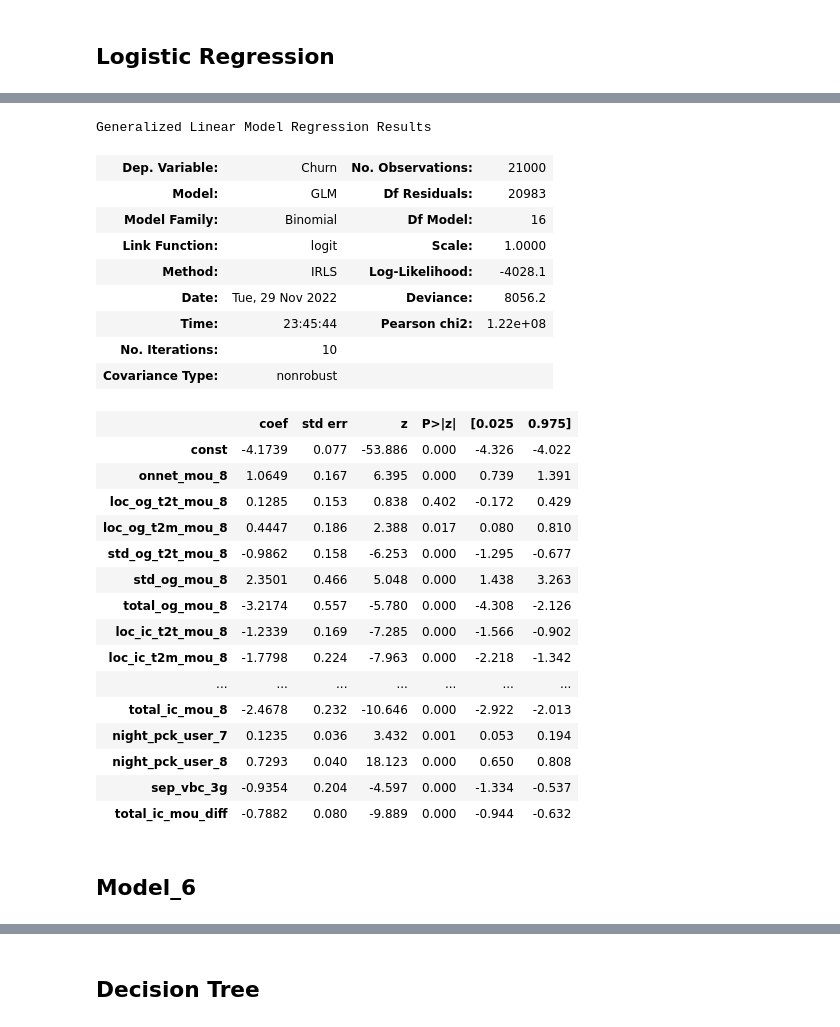
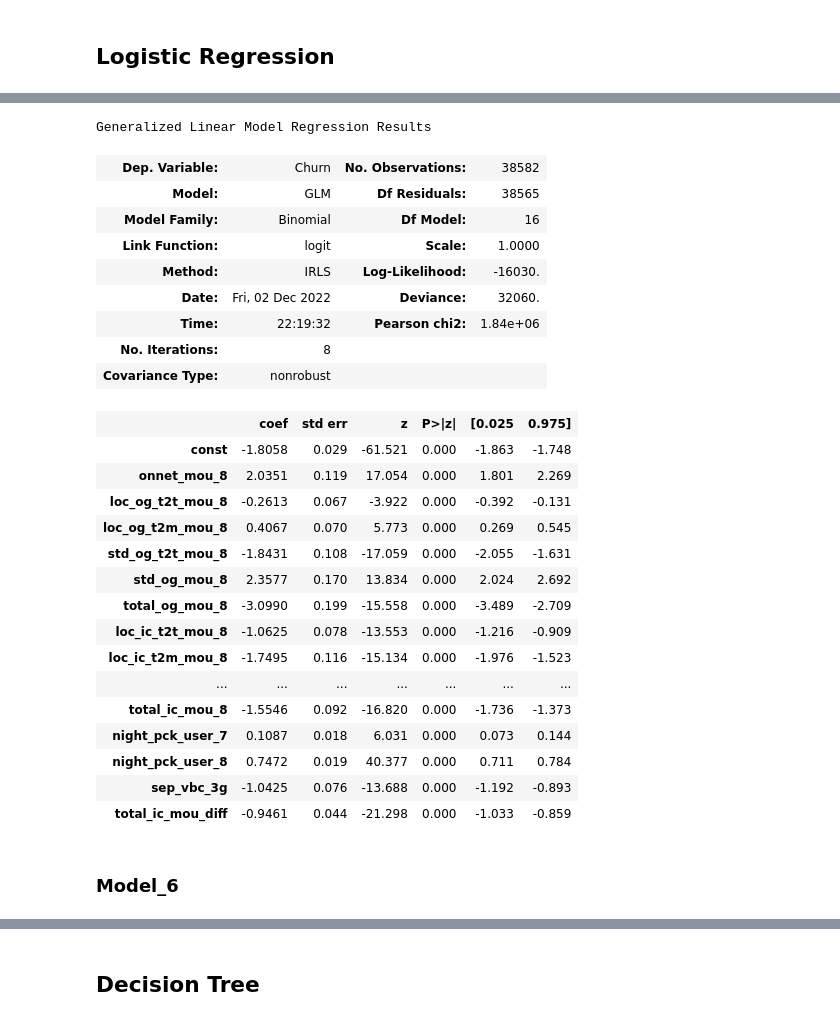
Before and after one commit to VaibhavBhargava2506/Telecom-Churn-Case-Study, a Jupyter notebook: Telecom Churn Case Study-final.ipynb, the cells around one changed output, grey strips where cells are left out. Drawn from its saved outputs; the diff is of its cells as text; code cells hidden in the pictures.

```diff
--- a/Telecom Churn Case Study-final.ipynb
+++ b/Telecom Churn Case Study-final.ipynb
@@ -952,9 +952,13 @@ print (" Shape of the Y_train after resampling : ",y_train_resampled.shape)
 # %% [markdown]
 ## Feature Selection Using RFE
 # %%
+#Instantiate the Logistic Regression Function
+
+logreg = LogisticRegression()
+
 # Running RFE with the output number of the variables equal to 20
 
-rfe = RFE(logreg,20)
+rfe = RFE(logreg,n_features_to_select =20)
 
 rfe = rfe.fit(X_train_resampled, y_train_resampled)
 # %%
@@ -1006,8 +1010,8 @@ Index(['loc_og_t2o_mou', 'std_og_t2o_mou', 'loc_ic_t2o_mou', 'arpu_6',
 # %%
 # Creating X_train_rfe dataframe with RFE selected variables
 
-col = X_train.columns[rfe.support_]
-X_train_rfe = X_train[col]
+col = X_train_resampled.columns[rfe.support_]
+X_train_rfe = X_train_resampled[col]
 X_train_rfe.head()
 # %% [output]
 |  | onnet_mou_8 | loc_og_t2t_mou_8 | loc_og_t2m_mou_8 | loc_og_mou_8 | std_og_t2t_mou_8 | std_og_mou_8 | ... |
@@ -1333,38 +1333,38 @@ findVIF(X_train_new)
 # %%
 # Adding a constant variable.
 
 X_train_sm5 = sm.add_constant(X_train_new)
 
 # Creating a fitted linear model
-model_5 = sm.GLM(y_train, X_train_sm5, family = sm.families.Binomial()).fit()
+model_5 = sm.GLM(y_train_resampled, X_train_sm5, family = sm.families.Binomial()).fit()
 
 # Summary of linear model
 model_5.summary()
 # %% [output]
 Generalized Linear Model Regression Results
-| Dep. Variable: | Churn | No. Observations: | 21000 |
-| Model: | GLM | Df Residuals: | 20983 |
+| Dep. Variable: | Churn | No. Observations: | 38582 |
+| Model: | GLM | Df Residuals: | 38565 |
 | Model Family: | Binomial | Df Model: | 16 |
 | Link Function: | logit | Scale: | 1.0000 |
-| Method: | IRLS | Log-Likelihood: | -4028.1 |
-| Date: | Tue, 29 Nov 2022 | Deviance: | 8056.2 |
-| Time: | 23:45:44 | Pearson chi2: | 1.22e+08 |
-| No. Iterations: | 10 |  |  |
+| Method: | IRLS | Log-Likelihood: | -16030. |
+| Date: | Fri, 02 Dec 2022 | Deviance: | 32060. |
+| Time: | 22:19:32 | Pearson chi2: | 1.84e+06 |
+| No. Iterations: | 8 |  |  |
 | Covariance Type: | nonrobust |  |  |
 |  | coef | std err | z | P>|z| | [0.025 | 0.975] |
-| const | -4.1739 | 0.077 | -53.886 | 0.000 | -4.326 | -4.022 |
-| onnet_mou_8 | 1.0649 | 0.167 | 6.395 | 0.000 | 0.739 | 1.391 |
-| loc_og_t2t_mou_8 | 0.1285 | 0.153 | 0.838 | 0.402 | -0.172 | 0.429 |
-| loc_og_t2m_mou_8 | 0.4447 | 0.186 | 2.388 | 0.017 | 0.080 | 0.810 |
-| std_og_t2t_mou_8 | -0.9862 | 0.158 | -6.253 | 0.000 | -1.295 | -0.677 |
-| std_og_mou_8 | 2.3501 | 0.466 | 5.048 | 0.000 | 1.438 | 3.263 |
-| total_og_mou_8 | -3.2174 | 0.557 | -5.780 | 0.000 | -4.308 | -2.126 |
-| loc_ic_t2t_mou_8 | -1.2339 | 0.169 | -7.285 | 0.000 | -1.566 | -0.902 |
-| loc_ic_t2m_mou_8 | -1.7798 | 0.224 | -7.963 | 0.000 | -2.218 | -1.342 |
+| const | -1.8058 | 0.029 | -61.521 | 0.000 | -1.863 | -1.748 |
+| onnet_mou_8 | 2.0351 | 0.119 | 17.054 | 0.000 | 1.801 | 2.269 |
+| loc_og_t2t_mou_8 | -0.2613 | 0.067 | -3.922 | 0.000 | -0.392 | -0.131 |
+| loc_og_t2m_mou_8 | 0.4067 | 0.070 | 5.773 | 0.000 | 0.269 | 0.545 |
+| std_og_t2t_mou_8 | -1.8431 | 0.108 | -17.059 | 0.000 | -2.055 | -1.631 |
+| std_og_mou_8 | 2.3577 | 0.170 | 13.834 | 0.000 | 2.024 | 2.692 |
+| total_og_mou_8 | -3.0990 | 0.199 | -15.558 | 0.000 | -3.489 | -2.709 |
+| loc_ic_t2t_mou_8 | -1.0625 | 0.078 | -13.553 | 0.000 | -1.216 | -0.909 |
+| loc_ic_t2m_mou_8 | -1.7495 | 0.116 | -15.134 | 0.000 | -1.976 | -1.523 |
 | ... | ... | ... | ... | ... | ... | ... |
-| total_ic_mou_8 | -2.4678 | 0.232 | -10.646 | 0.000 | -2.922 | -2.013 |
-| night_pck_user_7 | 0.1235 | 0.036 | 3.432 | 0.001 | 0.053 | 0.194 |
-| night_pck_user_8 | 0.7293 | 0.040 | 18.123 | 0.000 | 0.650 | 0.808 |
-| sep_vbc_3g | -0.9354 | 0.204 | -4.597 | 0.000 | -1.334 | -0.537 |
-| total_ic_mou_diff | -0.7882 | 0.080 | -9.889 | 0.000 | -0.944 | -0.632 |
+| total_ic_mou_8 | -1.5546 | 0.092 | -16.820 | 0.000 | -1.736 | -1.373 |
+| night_pck_user_7 | 0.1087 | 0.018 | 6.031 | 0.000 | 0.073 | 0.144 |
+| night_pck_user_8 | 0.7472 | 0.019 | 40.377 | 0.000 | 0.711 | 0.784 |
+| sep_vbc_3g | -1.0425 | 0.076 | -13.688 | 0.000 | -1.192 | -0.893 |
+| total_ic_mou_diff | -0.9461 | 0.044 | -21.298 | 0.000 | -1.033 | -0.859 |
 # %%
@@ -1372,7 +1372,7 @@ Generalized Linear Model Regression Results
 
 X_train_new = X_train_new.drop(['loc_ic_mou_8'], axis = 1)
 # %% [markdown]
-## Model_6
+### Model_6
 # %%
 # Calculating the VIFs
 
```
Also changed, not shown: parts of 55 cells of this notebook.
